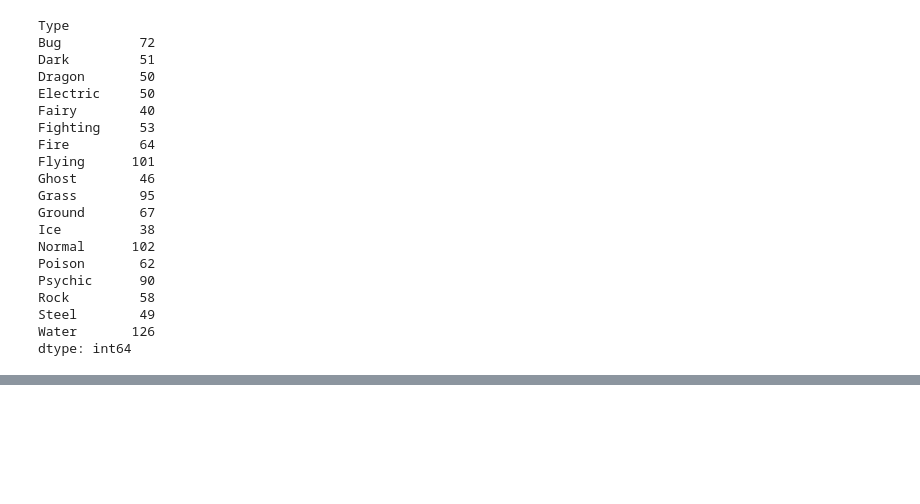
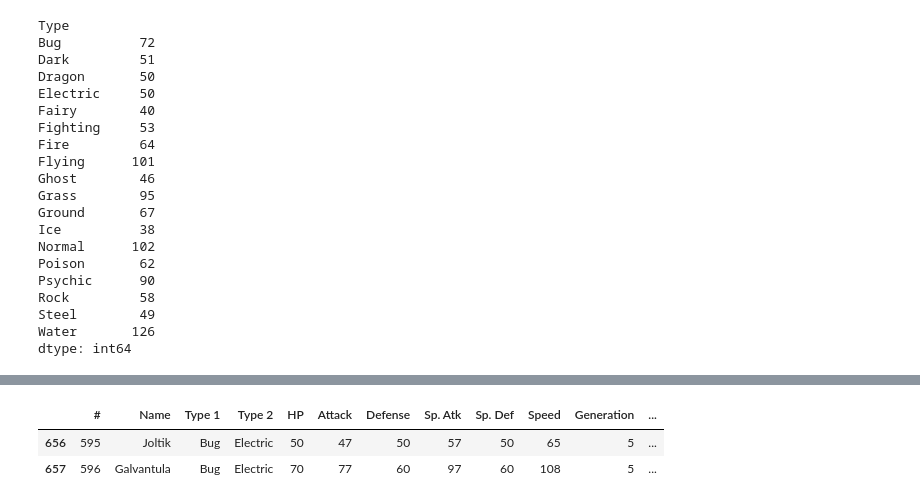
Before and after one commit to JianoFreo/deep_diff_calc, a Jupyter notebook: Data cleaning/pandas/08_aggregateStatistics.ipynb, the cells around one changed output, grey strips where cells are left out. Drawn from its saved outputs; the diff is of its cells as text; code cells hidden in the pictures; blank space fills up the shorter version.

```diff
--- a/Data cleaning/pandas/08_aggregateStatistics.ipynb
+++ b/Data cleaning/pandas/08_aggregateStatistics.ipynb
@@ -169,0 +186,6 @@ dtype: int64
+# %%
+df.loc[(df['Type 1'] == 'Bug') & (df['Type 2'] == 'Electric')]
+# %% [output]
+|  | # | Name | Type 1 | Type 2 | HP | Attack | Defense | Sp. Atk | Sp. Def | Speed | Generation | ... |
+| 656 | 595 | Joltik | Bug | Electric | 50 | 47 | 50 | 57 | 50 | 65 | 5 | ... |
+| 657 | 596 | Galvantula | Bug | Electric | 70 | 77 | 60 | 97 | 60 | 108 | 5 | ... |
```
Also changed, not shown: parts of 1 cell of this notebook, 1 other file.
